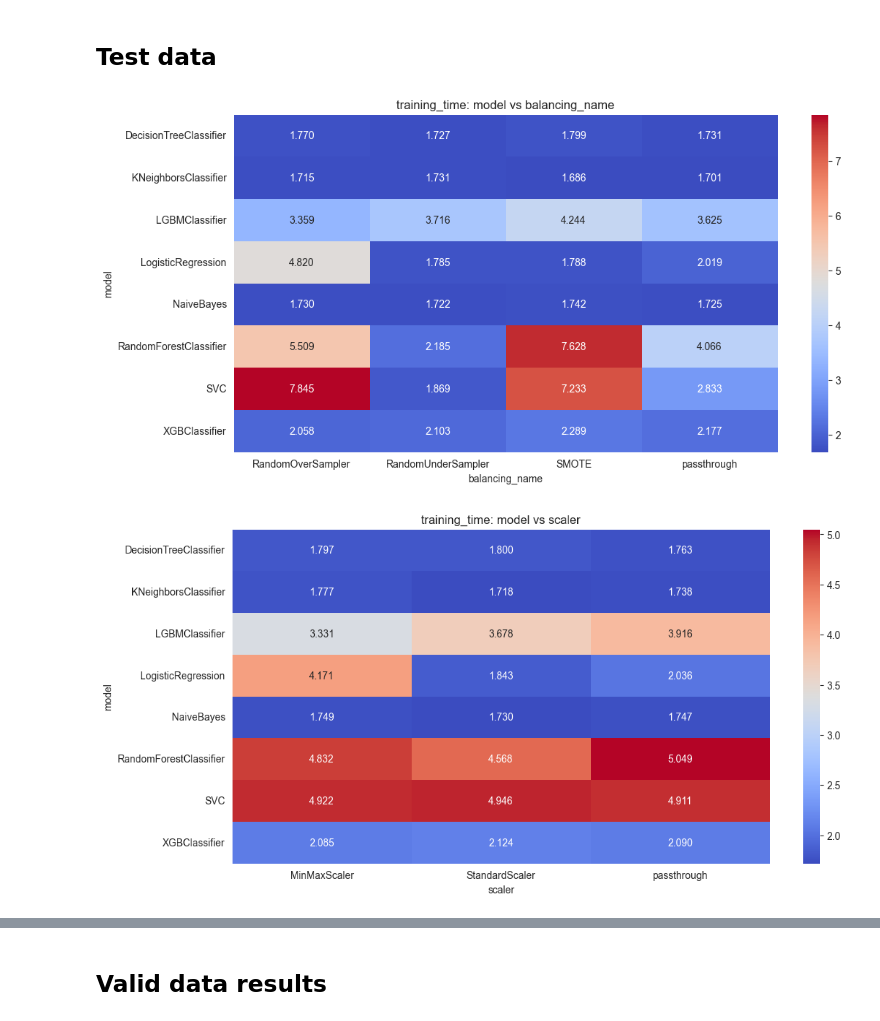
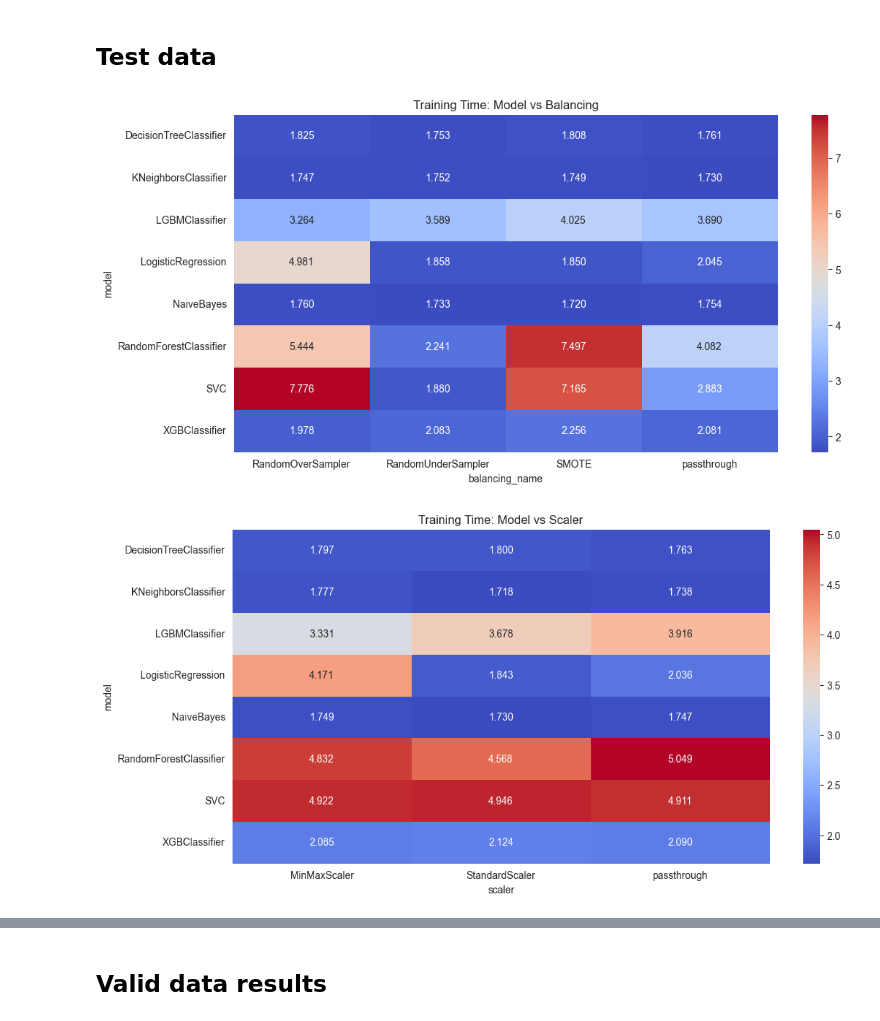
Before and after one commit to Trzopa/Benchmark-modeli-klasyfikacyjnych-na-danych-syntetycznych, a Jupyter notebook: report/report.ipynb, the cells around one changed output, grey strips where cells are left out. Drawn from its saved outputs; the diff is of its cells as text; code cells hidden in the pictures.

```diff
--- a/report/report.ipynb
+++ b/report/report.ipynb
@@ -198,27 +193,27 @@ test_data = pd.read_csv(f"{root}/results/predictions/results_20260225_084341.csv
 # %%
 pivot_f1_scaler = test_data.pivot_table(
     values='training_time',
     index='model',
     columns='scaler',
     aggfunc='mean'
 )
 
-pivot_f1_balancing_name = valid_data.pivot_table(
+pivot_f1_balancing_name = test_data.pivot_table(
     values='training_time',
     index='model',
     columns='balancing_name',
     aggfunc='mean'
 )
 
 plt.figure(figsize=(12, 6))
 sns.heatmap(pivot_f1_balancing_name, annot=True, cmap='coolwarm', fmt='.3f')
-plt.title("training_time: model vs balancing_name")
+plt.title("Training Time: Model vs Balancing")
 plt.show()
 
 plt.figure(figsize=(12, 6))
 sns.heatmap(pivot_f1_scaler, annot=True, cmap='coolwarm', fmt='.3f')
-plt.title("training_time: model vs scaler")
+plt.title("Training Time: Model vs Scaler")
 plt.show()
 # %% [output]
-[figure, old version]
+[figure, new version]
 [figure]
```
Also changed, not shown: parts of 16 cells of this notebook.
